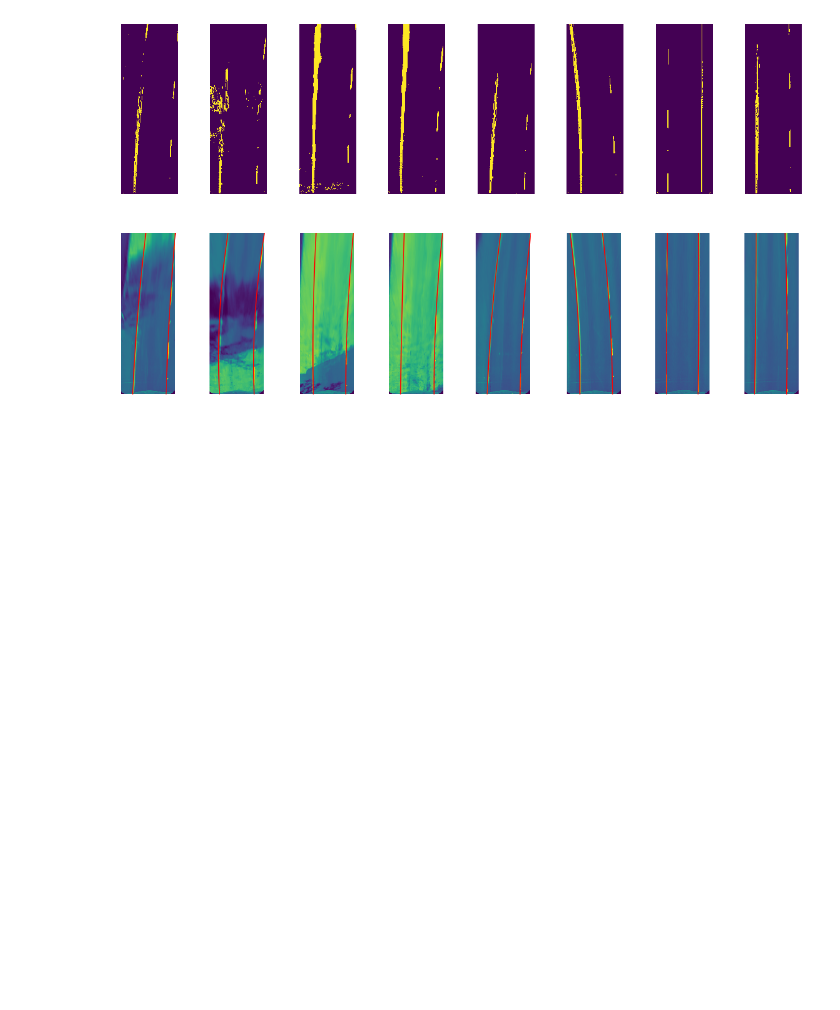
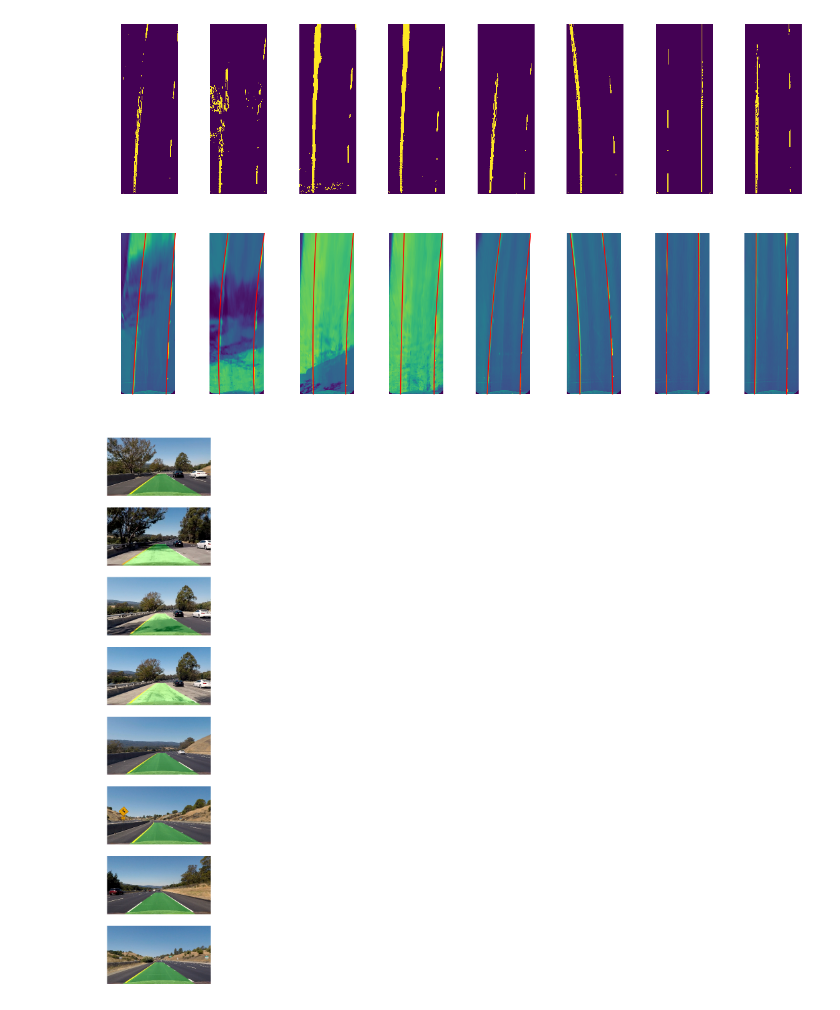
Before and after one commit to semeniuta/CarND-Advanced-Lane-Lines, a Jupyter notebook: 7_pipeline_prototyping_3.ipynb, the cells around one changed output. Drawn from its saved outputs; the diff is of its cells as text; code cells hidden in the pictures; blank space fills up the shorter version.

```diff
--- a/7_pipeline_prototyping_3.ipynb
+++ b/7_pipeline_prototyping_3.ipynb
@@ -374,7 +373,7 @@ nxpd.draw(runner.token_manager.to_networkx())
 plt.figure(figsize=(20, 5))
 
 for i, im in enumerate(test_images_undist):
-    runner.run(image=im, M=M)
+    runner.run(image=im, M=M, Minv=Minv)
 
     plt.subplot(1, 8, i+1)
     plt.imshow( runner['all_thresholds'])
@@ -388,7 +387,7 @@ for i, im in enumerate(test_images_undist):
     plt.subplot(1, 8, i+1)
     _ = plt.axis('off')
 
-    runner.run(image=im, M=M)
+    runner.run(image=im, M=M, Minv=Minv)
 
     plt.imshow(runner['warped_gray'])
 
@@ -396,3 +395,14 @@ for i, im in enumerate(test_images_undist):
     plt.plot(runner['poly_x_right'], runner['poly_y'], color='r')
 # %% [output]
 [figure]
+# %%
+plt.figure(figsize=(8, 30))
+
+for i, im in enumerate(test_images_undist):
+    runner.run(image=im, M=M, Minv=Minv)
+
+    plt.subplot(8, 1, i+1)
+    plt.imshow( cv2.cvtColor( runner['filled'], cv2.COLOR_BGR2RGB ) )
+    _ = plt.axis('off')
+# %% [output]
+[figure, added]
```
Also changed, not shown: parts of 3 cells of this notebook.
